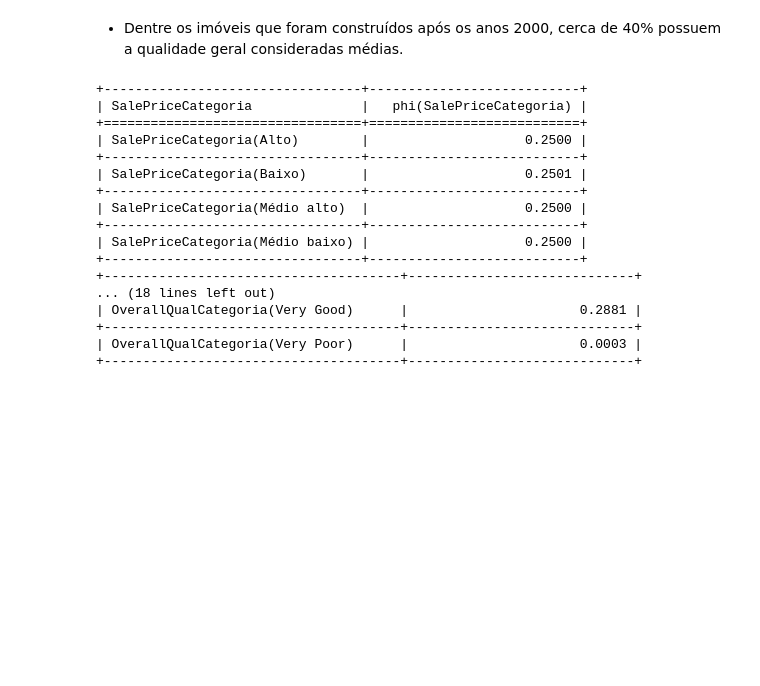
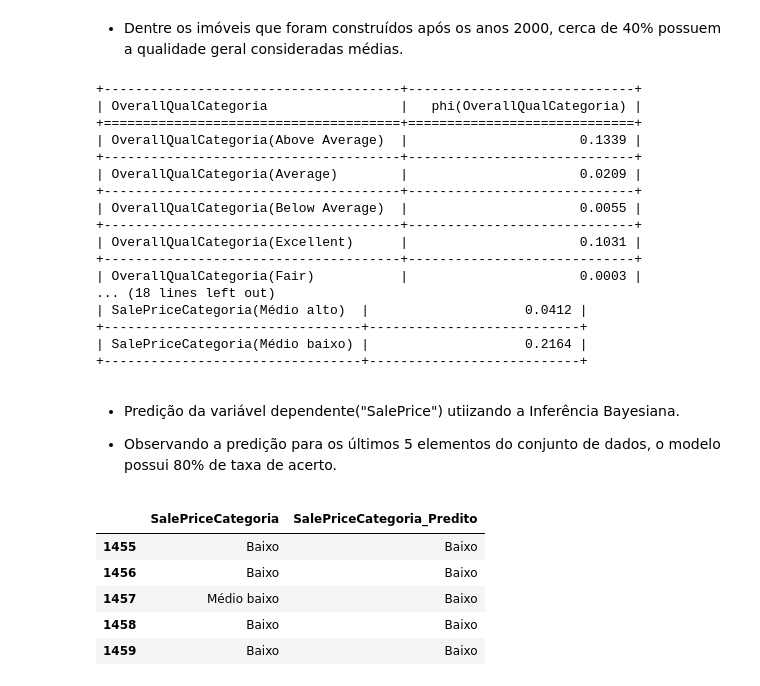
Before and after one commit to Cauaxavier/projeto-ti, a Jupyter notebook: main.ipynb, the cells around one changed output. Cells and saved outputs as stored; diff of their text form; code cells hidden in the pictures; blank space fills up the shorter version.

Commit message:
modelo de predição com rede bayesiana

```diff
--- a/main.ipynb
+++ b/main.ipynb
@@ -607,25 +607,63 @@ WARNING:pgmpy:Replacing existing CPD for LandContour
 # %%
 inferencia = VariableElimination(modelAjustado)
 
+
 resultadoQualYear = inferencia.query(variables=['OverallQualCategoria'], evidence={'YearBuiltCategoria': 'Nova'})
-resultado = inferencia.query(variables=['SalePriceCategoria'], evidence={'OverallCondCategoria': 'Very Poor'})
+print(resultadoQualYear)
+
+resultado = inferencia.query(variables=['SalePriceCategoria'])
 print(resultado)
-print(resultadoQualYear)
 # %% [output]
++--------------------------------------+-----------------------------+
+| OverallQualCategoria                 |   phi(OverallQualCategoria) |
++======================================+=============================+
+| OverallQualCategoria(Above Average)  |                      0.1339 |
++--------------------------------------+-----------------------------+
+| OverallQualCategoria(Average)        |                      0.0209 |
++--------------------------------------+-----------------------------+
+| OverallQualCategoria(Below Average)  |                      0.0055 |
++--------------------------------------+-----------------------------+
+| OverallQualCategoria(Excellent)      |                      0.1031 |
++--------------------------------------+-----------------------------+
+| OverallQualCategoria(Fair)           |                      0.0003 |
+... (18 lines left out)
+| SalePriceCategoria(Médio alto)  |                    0.0412 |
 +---------------------------------+---------------------------+
-| SalePriceCategoria              |   phi(SalePriceCategoria) |
-+=================================+===========================+
-| SalePriceCategoria(Alto)        |                    0.2500 |
+| SalePriceCategoria(Médio baixo) |                    0.2164 |
 +---------------------------------+---------------------------+
-| SalePriceCategoria(Baixo)       |                    0.2501 |
-+---------------------------------+---------------------------+
-| SalePriceCategoria(Médio alto)  |                    0.2500 |
-+---------------------------------+---------------------------+
-| SalePriceCategoria(Médio baixo) |                    0.2500 |
-+---------------------------------+---------------------------+
-+--------------------------------------+-----------------------------+
-... (18 lines left out)
-| OverallQualCategoria(Very Good)      |                      0.2881 |
-+--------------------------------------+-----------------------------+
-| OverallQualCategoria(Very Poor)      |                      0.0003 |
-+--------------------------------------+-----------------------------+
+# %% [markdown]
+- Predição da variável dependente("SalePrice") utiizando a Inferência Bayesiana.
+
+- Observando a predição para os últimos 5 elementos do conjunto de dados, o modelo possui 80% de taxa de acerto.
+# %%
+inferencia = VariableElimination(model)
+
+ultimosCasos = dadosTreino.tail(5).copy()
+
+predicoes = []
+
+for _, linha in ultimosCasos.iterrows():
+    evidencias = {
+        'YearBuiltCategoria': linha['YearBuiltCategoria'],
+        'OverallQualCategoria': linha['OverallQualCategoria'],
+        'OverallCondCategoria': linha['OverallCondCategoria'],
+        'MSZoning': linha['MSZoning'],
+        'LandContour': linha['LandContour']
+    }
+
+    resultado = inferencia.map_query(variables=['SalePriceCategoria'], evidence=evidencias)
+
+    predicoes.append(resultado['SalePriceCategoria'])
+
+ultimosCasos.loc[:, 'SalePriceCategoria_Predito'] = predicoes
+
+display(ultimosCasos[['SalePriceCategoria', 'SalePriceCategoria_Predito']].style.set_table_styles(
+    [{'selector': 'th', 'props': [('background-color', '#404040'), ('color', 'white')]}]
+).set_properties(**{'text-align': 'center'}))
+# %% [output]
+|  | SalePriceCategoria | SalePriceCategoria_Predito |
+| 1455 | Baixo | Baixo |
+| 1456 | Baixo | Baixo |
+| 1457 | Médio baixo | Baixo |
+| 1458 | Baixo | Baixo |
+| 1459 | Baixo | Baixo |
```
Also changed, not shown: parts of 5 cells of this notebook.
